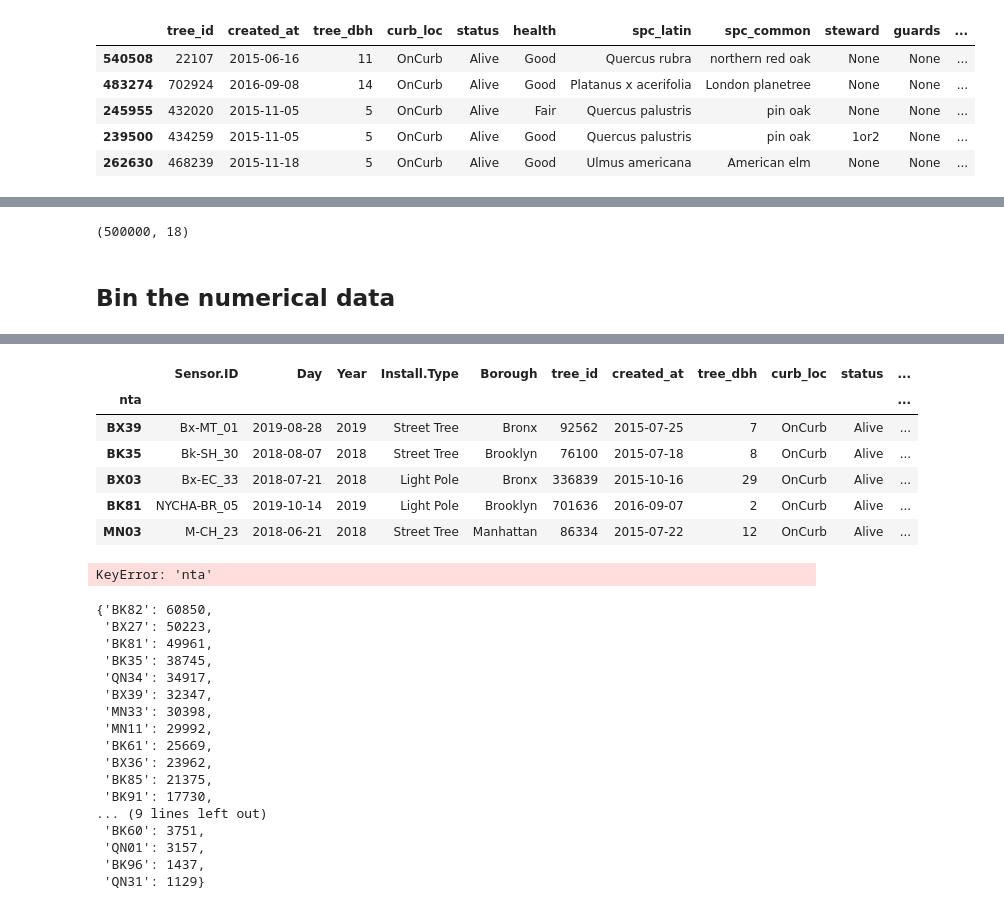
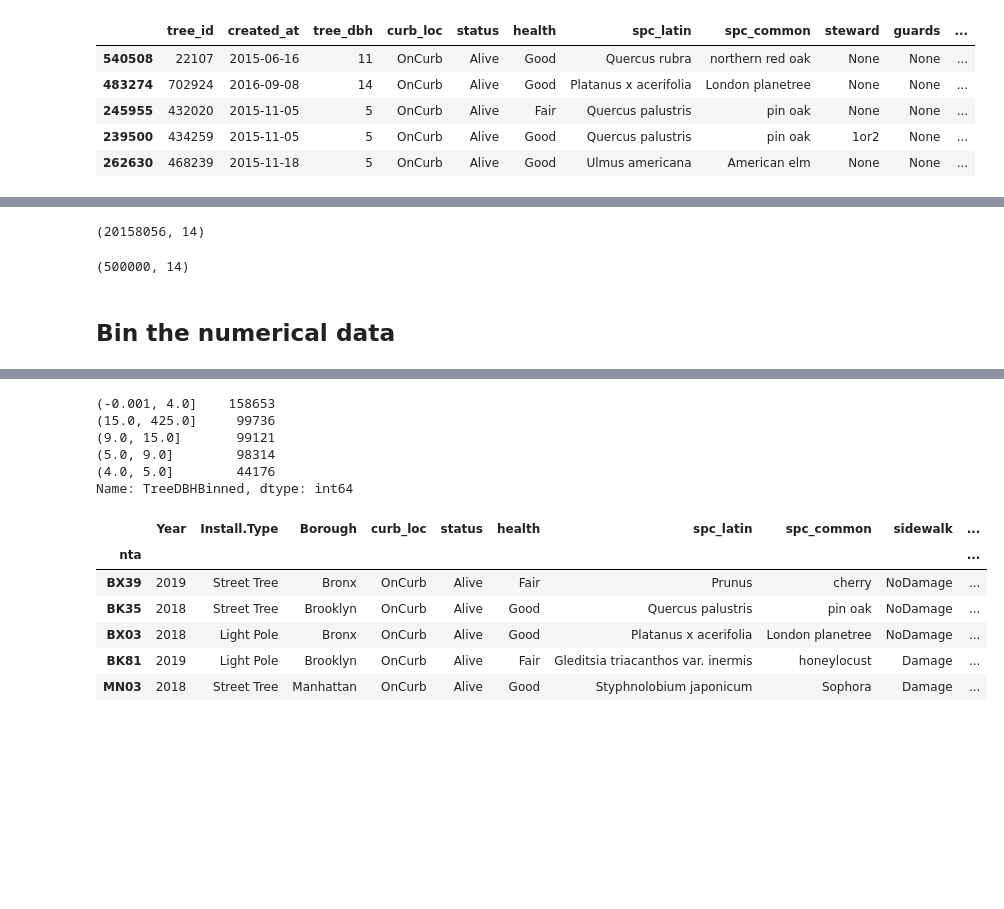
Before and after one commit to yaminivibha/DataMiningNYCTemps, a Jupyter notebook: lib/data-processing.ipynb, the cells around one changed output, grey strips where cells are left out. Saved outputs shown, nothing was run; the diff lists cells and outputs as text; code cells hidden in the pictures; blank space fills up the shorter version.

```diff
--- a/lib/data-processing.ipynb
+++ b/lib/data-processing.ipynb
@@ -195,6 +187,8 @@ cols_to_drop = [
     'brch_shoe',
     'brch_other',
     'borough',
+    'created_at',
+    'tree_id'
 ]
 trees_nta_filtered.drop(columns=cols_to_drop, inplace=True)
 # %%
@@ -233,7 +222,9 @@ cols_to_drop = [
 	'Longitude',
 	'steward',
  	'Hour',
-	'guards'
+	'guards',
+    'Day',
+    'Sensor.ID'
 ]
 
 integrated.drop(columns=cols_to_drop, inplace=True)
@@ -250,10 +241,17 @@ integrated.head()
+# %%
+# In integrated['problems'] replace 'None' with 'No Problems'
+integrated['problems'] = integrated['problems'].str.replace('None','No Problems')
+# %%
+integrated.shape
+# %% [output]
+(20158056, 14)
 # %%
-# Sample integrated dataset from 2M rows to 500k rows.
+# Sample integrated dataset from 20M rows to 500k rows.
 # We need to sample the data because the dataset is too large to read.
 integrated = integrated.sample(n=500000, random_state=42)
 integrated.shape
 # %% [output]
-(500000, 18)
+(500000, 14)
 # %% [markdown]
 ## Bin the numerical data
 # %%
@@ -278,20 +276,26 @@ integrated['AirTempBinned'].value_counts()
 (71.411, 71.899]                24828
 (72.995, 73.551]                24804
 Name: AirTempBinned, dtype: int64
+# %%
+integrated['TreeDBHBinned'] = pd.qcut(integrated['tree_dbh'] , q=5)
+integrated['TreeDBHBinned'].value_counts()
+# %% [output]
+(-0.001, 4.0]    158653
+(15.0, 425.0]     99736
+(9.0, 15.0]       99121
+(5.0, 9.0]        98314
+(4.0, 5.0]        44176
+Name: TreeDBHBinned, dtype: int64
 # %%
-integrated.drop(columns=['AirTemp'], inplace=True)
+integrated.drop(columns=['AirTemp', 'tree_dbh'], inplace=True)
 integrated.head()
 # %% [output]
-|  | Sensor.ID | Day | Year | Install.Type | Borough | tree_id | created_at | tree_dbh | curb_loc | status | ... |
-| nta |  |  |  |  |  |  |  |  |  |  | ... |
-| BX39 | Bx-MT_01 | 2019-08-28 | 2019 | Street Tree | Bronx | 92562 | 2015-07-25 | 7 | OnCurb | Alive | ... |
-| BK35 | Bk-SH_30 | 2018-08-07 | 2018 | Street Tree | Brooklyn | 76100 | 2015-07-18 | 8 | OnCurb | Alive | ... |
-| BX03 | Bx-EC_33 | 2018-07-21 | 2018 | Light Pole | Bronx | 336839 | 2015-10-16 | 29 | OnCurb | Alive | ... |
-| BK81 | NYCHA-BR_05 | 2019-10-14 | 2019 | Light Pole | Brooklyn | 701636 | 2016-09-07 | 2 | OnCurb | Alive | ... |
-| MN03 | M-CH_23 | 2018-06-21 | 2018 | Street Tree | Manhattan | 86334 | 2015-07-22 | 12 | OnCurb | Alive | ... |
+|  | Year | Install.Type | Borough | curb_loc | status | health | spc_latin | spc_common | sidewalk | ... |
+| nta |  |  |  |  |  |  |  |  |  | ... |
+| BX39 | 2019 | Street Tree | Bronx | OnCurb | Alive | Fair | Prunus | cherry | NoDamage | ... |
+| BK35 | 2018 | Street Tree | Brooklyn | OnCurb | Alive | Good | Quercus palustris | pin oak | NoDamage | ... |
+| BX03 | 2018 | Light Pole | Bronx | OnCurb | Alive | Good | Platanus x acerifolia | London planetree | NoDamage | ... |
+| BK81 | 2019 | Light Pole | Brooklyn | OnCurb | Alive | Fair | Gleditsia triacanthos var. inermis | honeylocust | Damage | ... |
+| MN03 | 2018 | Street Tree | Manhattan | OnCurb | Alive | Good | Styphnolobium japonicum | Sophora | Damage | ... |
 # %%
 integrated.to_csv('../INTEGRATED-DATASET.csv')
-# %%
-integrated['nta']
-# %% [output]
-KeyError: 'nta'
@@ -300,20 +301,0 @@ integrated.reset_index(inplace=True)
-# %%
-integrated['nta'].value_counts().to_dict()
-# %% [output]
-{'BK82': 60850,
- 'BX27': 50223,
- 'BK81': 49961,
- 'BK35': 38745,
- 'QN34': 34917,
- 'BX39': 32347,
- 'MN33': 30398,
- 'MN11': 29992,
- 'BK61': 25669,
- 'BX36': 23962,
- 'BK85': 21375,
- 'BK91': 17730,
-... (9 lines left out)
- 'BK60': 3751,
- 'QN01': 3157,
- 'BK96': 1437,
- 'QN31': 1129}
```
Also changed, not shown: parts of 7 cells of this notebook, 1 other file.
